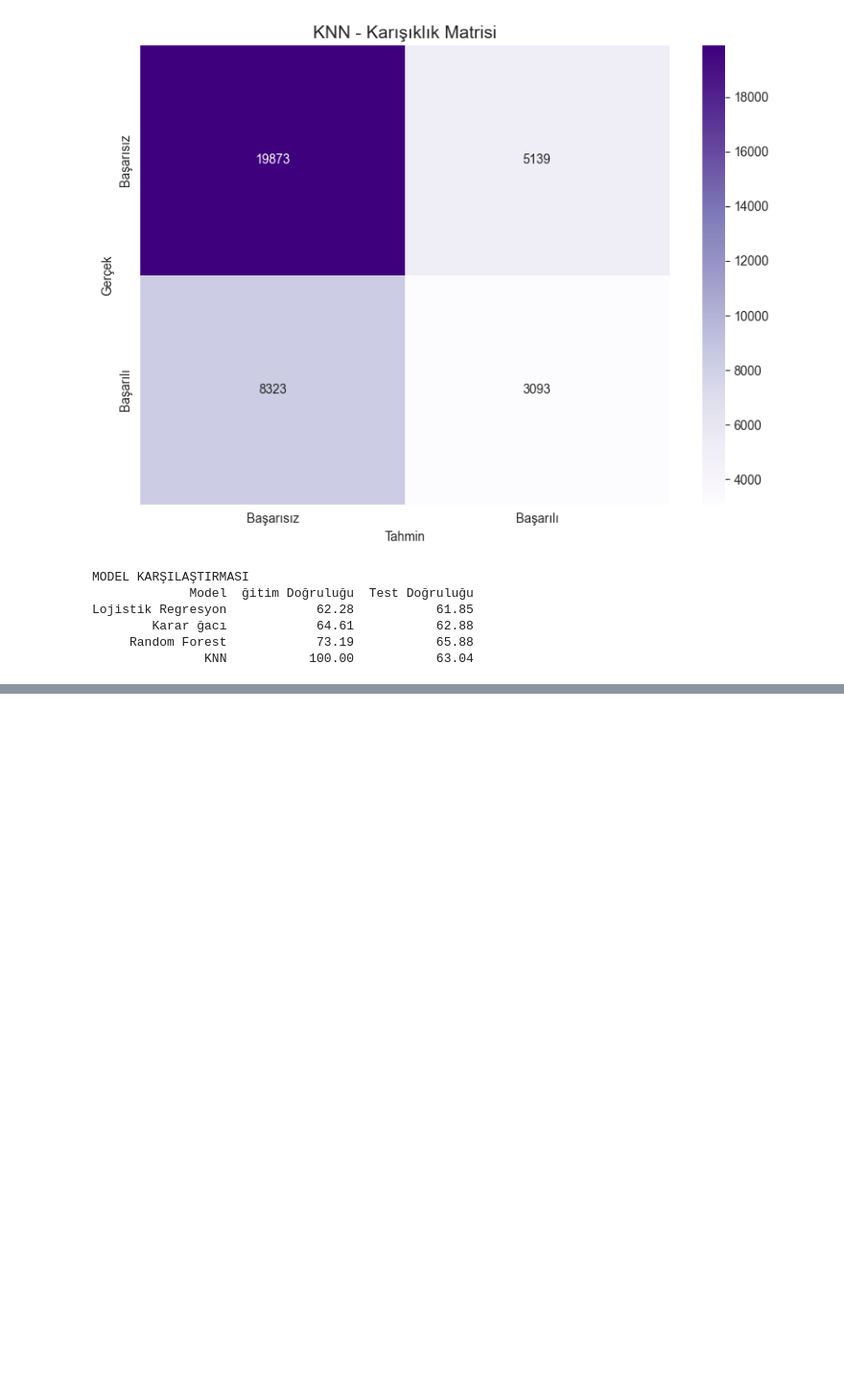
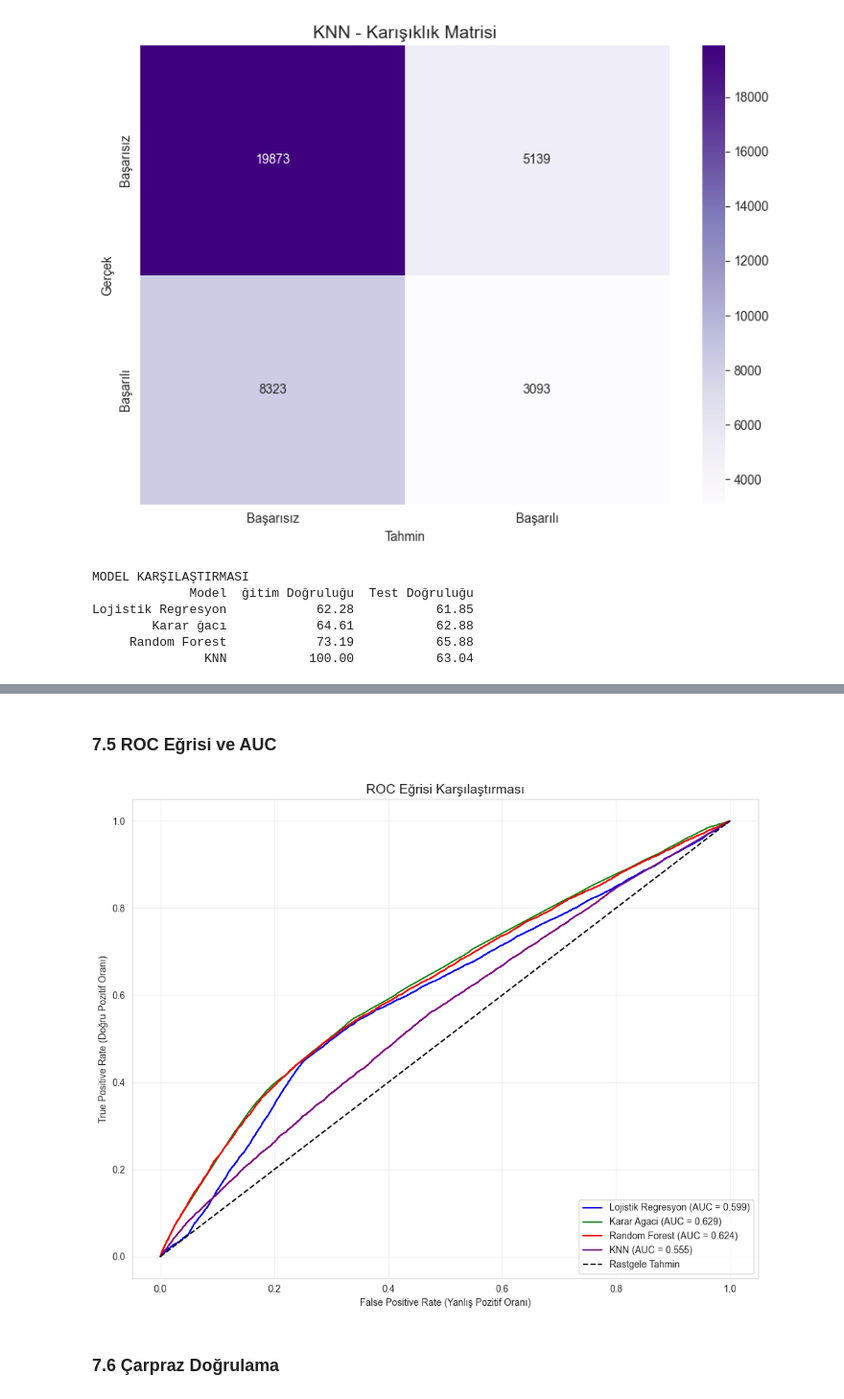
Before and after one commit to Rtur2003/Rtur2003-Data-Science---Python, a Jupyter notebook: Deneme.ipynb, the cells around one changed output, grey strips where cells are left out. Shown at 96% size. Saved outputs shown, nothing was run; the diff lists cells and outputs as text; code cells hidden in the pictures; blank space fills up the shorter version.

```diff
--- a/Deneme.ipynb
+++ b/Deneme.ipynb
@@ -1102,0 +1105,38 @@ plt.show()
+# %% [markdown]
+### 7.5 ROC Eğrisi ve AUC
+# %%
+# ROC eğrisini cizelim
+plt.figure(figsize=(10, 8))
+
+# Her model için ROC eğrisi
+modeller = {
+    'Lojistik Regresyon': (log_reg, 'blue'),
+    'Karar Agaci': (dt_model, 'green'),
+    'Random Forest': (rf_model, 'red'),
+    'KNN': (knn_model, 'purple')
+}
+
+for model_adi, (model, renk) in modeller.items():
+    # Olasilik tahminleri
+    y_proba = model.predict_proba(X_test_scaled)[:, 1]
+
+    # ROC egrisi değerleri
+    fpr, tpr, _ = roc_curve(y_test, y_proba)
+    auc = roc_auc_score(y_test, y_proba)
+
+    plt.plot(fpr, tpr, color=renk, label=f'{model_adi} (AUC = {auc:.3f})')
+
+# Referans cizgisi (rastgele tahmin)
+plt.plot([0, 1], [0, 1], 'k--', label='Rastgele Tahmin')
+
+plt.xlabel('False Positive Rate (Yanlış Pozitif Oranı)')
+plt.ylabel('True Positive Rate (Doğru Pozitif Oranı)')
+plt.title('ROC Eğrisi Karşılaştırması', fontsize=14)
+plt.legend(loc='lower right')
+plt.grid(True, alpha=0.3)
+plt.tight_layout()
+plt.show()
+# %% [output]
+[figure, added]
+# %% [markdown]
+### 7.6 Çarpraz Doğrulama
```
Also changed, not shown: parts of 3 cells of this notebook.
